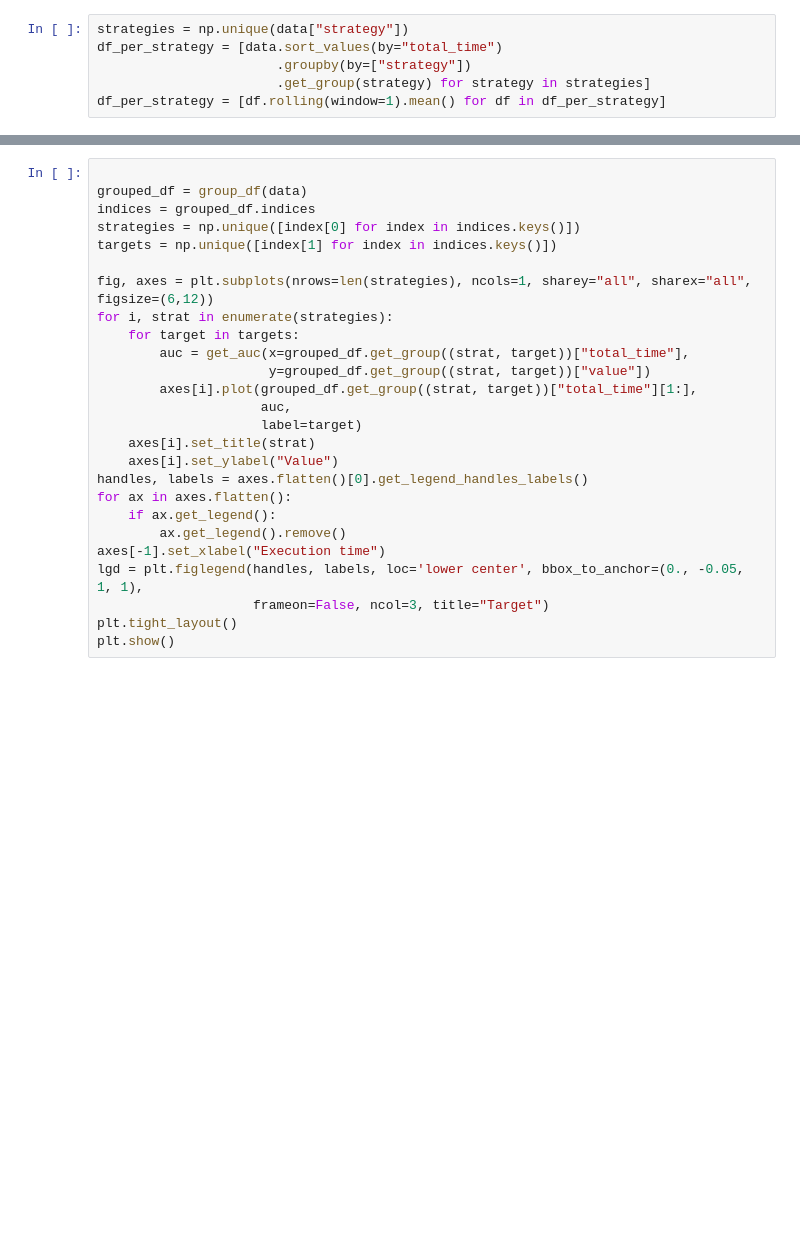
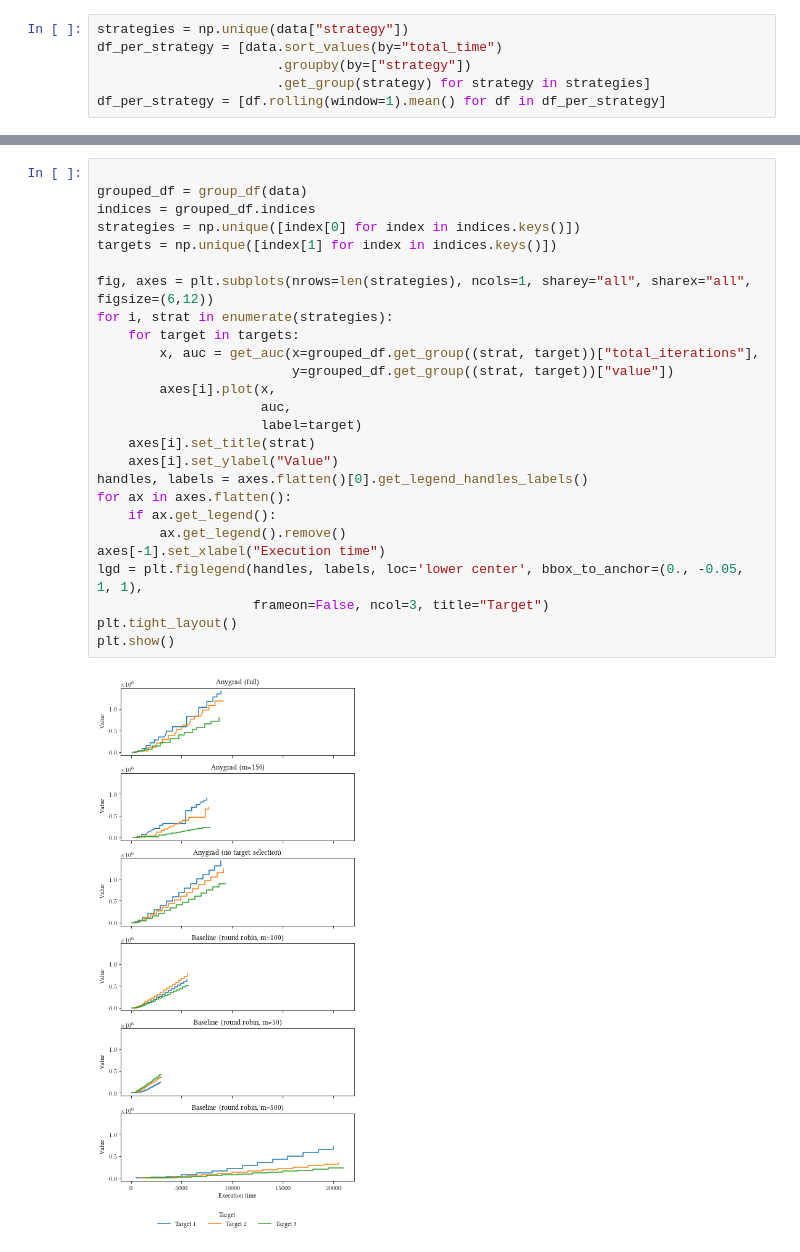
Before and after one commit to heymarco/anygrad, a Jupyter notebook: plotting/evaluate_autoencoder.ipynb, the cells around one changed output, grey strips where cells are left out. Drawn from its saved outputs; the diff is of its cells as text; blank space fills up the shorter version.

```diff
--- a/plotting/evaluate_autoencoder.ipynb
+++ b/plotting/evaluate_autoencoder.ipynb
@@ -132,29 +133,31 @@ ValueError: x and y must have same first dimension, but have shapes (29,) and (2
 # %%
 
 grouped_df = group_df(data)
 indices = grouped_df.indices
 strategies = np.unique([index[0] for index in indices.keys()])
 targets = np.unique([index[1] for index in indices.keys()])
 
 fig, axes = plt.subplots(nrows=len(strategies), ncols=1, sharey="all", sharex="all", figsize=(6,12))
 for i, strat in enumerate(strategies):
     for target in targets:
-        auc = get_auc(x=grouped_df.get_group((strat, target))["total_time"],
-                      y=grouped_df.get_group((strat, target))["value"])
-        axes[i].plot(grouped_df.get_group((strat, target))["total_time"][1:],
+        x, auc = get_auc(x=grouped_df.get_group((strat, target))["total_iterations"],
+                         y=grouped_df.get_group((strat, target))["value"])
+        axes[i].plot(x,
                      auc,
                      label=target)
     axes[i].set_title(strat)
     axes[i].set_ylabel("Value")
 handles, labels = axes.flatten()[0].get_legend_handles_labels()
 for ax in axes.flatten():
     if ax.get_legend():
         ax.get_legend().remove()
 axes[-1].set_xlabel("Execution time")
 lgd = plt.figlegend(handles, labels, loc='lower center', bbox_to_anchor=(0., -0.05, 1, 1),
                     frameon=False, ncol=3, title="Target")
 plt.tight_layout()
 plt.show()
+# %% [output]
+[figure, added]
 # %%
 y = [-4.39331878, -3.93170969, -3.65555667, -3.45794343, -3.30895812, -3.1925142,
      -3.09831504, -3.02023389, -2.95436115]
```
Also changed, not shown: parts of 6 cells of this notebook, 6 other files.
